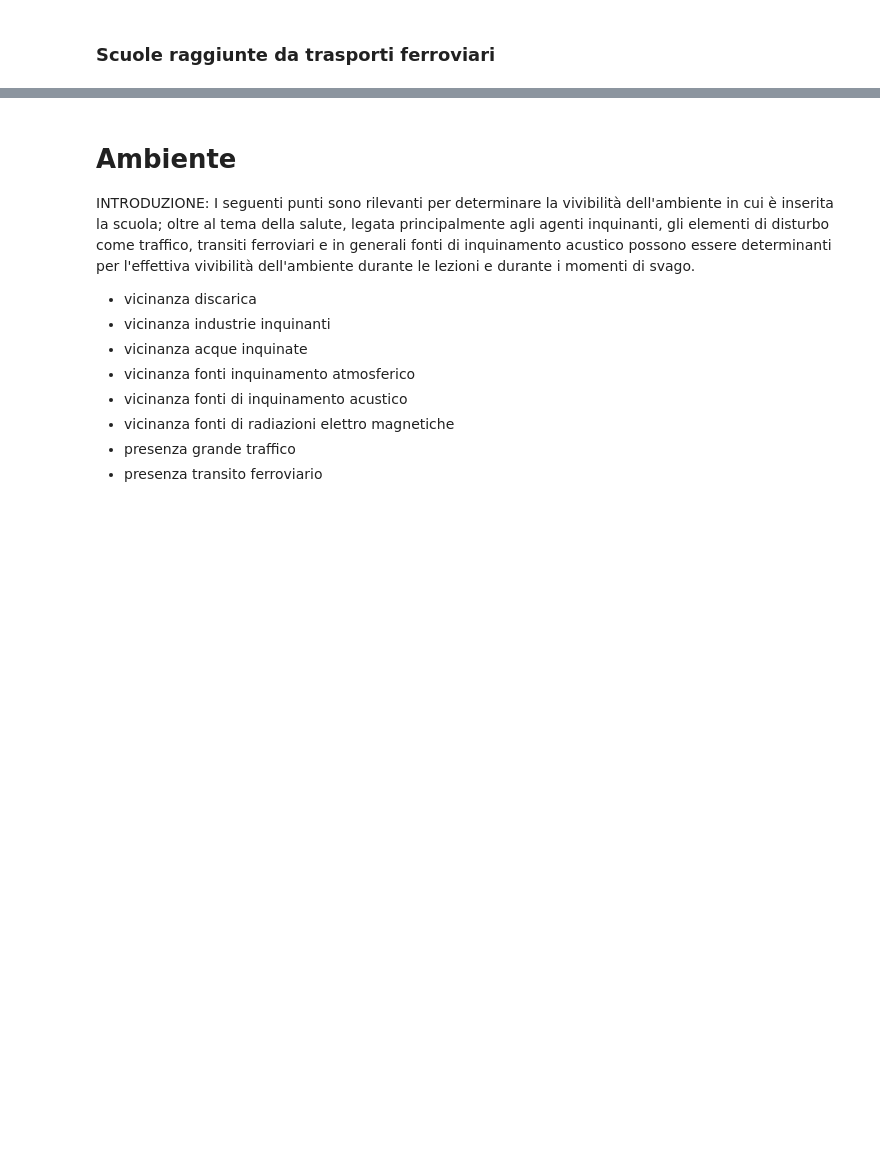
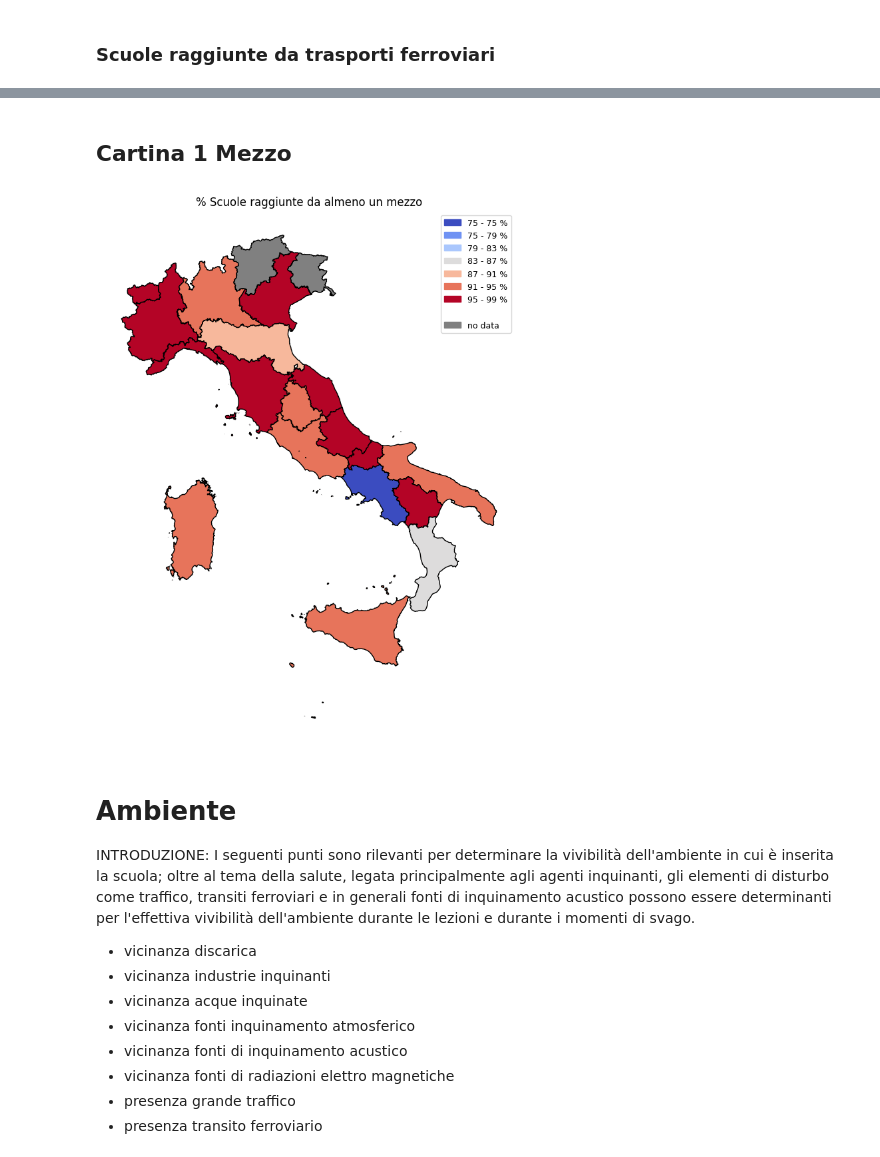
Before and after one commit to bolla99/datavis-project, a Jupyter notebook: notebook_bolla.ipynb, the cells around one changed output, grey strips where cells are left out. Drawn from its saved outputs; the diff is of its cells as text; code cells hidden in the pictures; blank space fills up the shorter version.

```diff
--- a/notebook_bolla.ipynb
+++ b/notebook_bolla.ipynb
@@ -248,6 +249,7 @@ years_label_from_1516 = ['2015-2016'] + years_labels
 # Test geopandas
 # %%
 world = gpd.read_file(gpd.datasets.get_path('naturalearth_lowres'))
+shape_regioni = gpd.read_file(filename=(data_dir + 'regioni_shape/regioni.shp'))
 # %%
 regioni = gpd.read_file(filename=(data_dir + 'regioni_shape/regioni.shp'))
 
@@ -491,3 +548,15 @@ print(len(codici_scuola_ferroviario) / len(codici_scuola) * 100)
+# %% [markdown]
+## Cartina 1 Mezzo
+# %%
+def get_1mezzo_by_region(regione):
+    codici_scuola_regione = get_scuole_by_region(regione, elenco_scuole, elenco_province).CODICESCUOLA.to_numpy()
+    codici_scuola_regione_1mezzo = [x for x in codici_scuola_regione if x in codici_scuola_1mezzo]
+    if(len(codici_scuola_regione) == 0): return 0
+    return len(codici_scuola_regione_1mezzo) / len(codici_scuola_regione) * 100
+
+cartina(get_1mezzo_by_region, plt.cm.coolwarm, 7, shape_regioni, '% Scuole raggiunte da almeno un mezzo')
+# %% [output]
+[figure, added]
 # %% [markdown]
 # Ambiente
 
```
Also changed, not shown: parts of 8 cells of this notebook.
